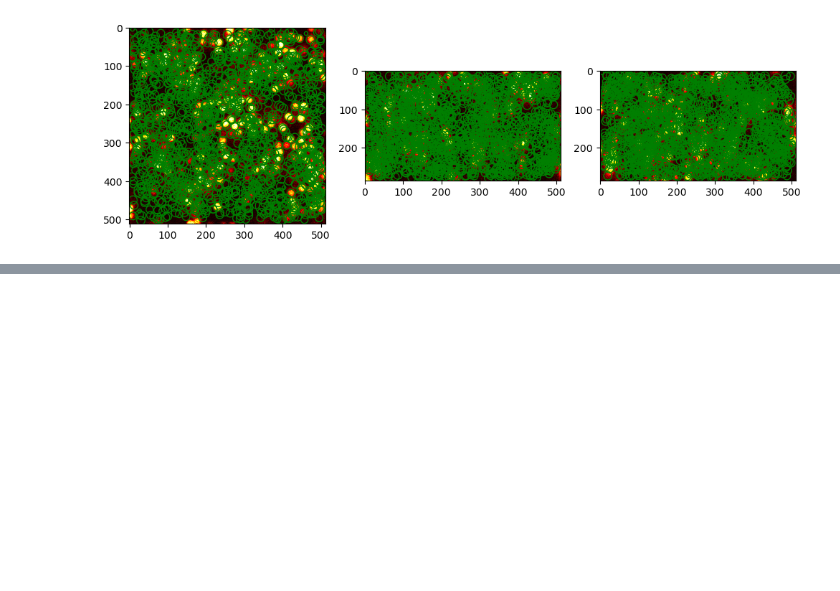
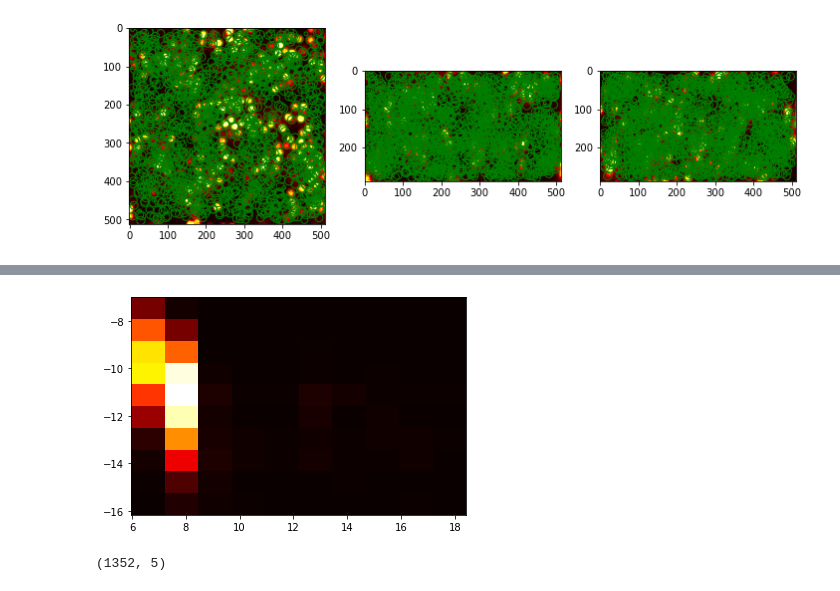
Before and after one commit to RonyWaheibi/pyrtrack, a Jupyter notebook: pyrtrack/notebooks/deconv_applied.ipynb, the cells around one changed output, grey strips where cells are left out. Drawn from its saved outputs; the diff is of its cells as text; code cells hidden in the pictures; blank space fills up the shorter version.

```diff
--- a/pyrtrack/notebooks/deconv_applied.ipynb
+++ b/pyrtrack/notebooks/deconv_applied.ipynb
@@ -64,0 +116,11 @@ smallest particle detected has a radius of 4.45859 px
+# %%
+plt.hist2d(centers2[:,3],centers2[:,4],cmap='hot')
+plt.show()
+# %% [output]
+[figure, added]
+# %%
+PIXEL_SIZE = 0.070 # nm
+centers3 = [[i*PIXEL_SIZE for i in p] for p in centers2]
+print(np.shape(centers3))
+# %% [output]
+(1352, 5)
```
Also changed, not shown: parts of 8 cells of this notebook.
